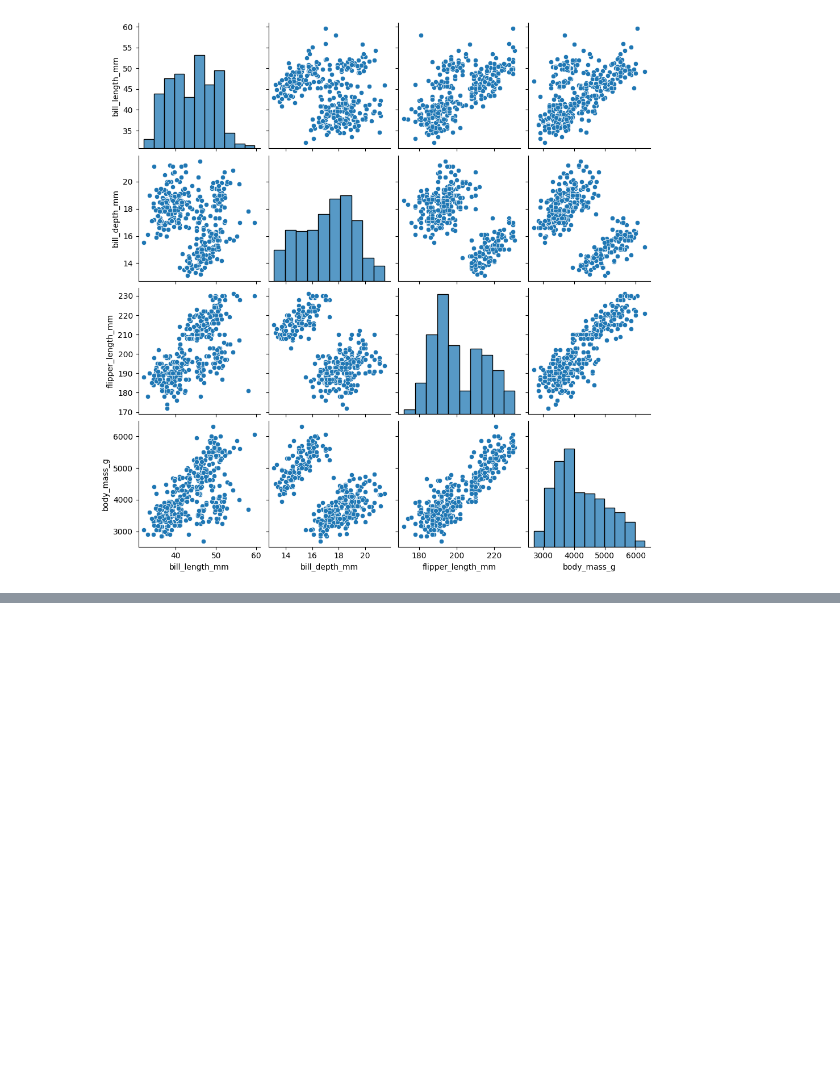
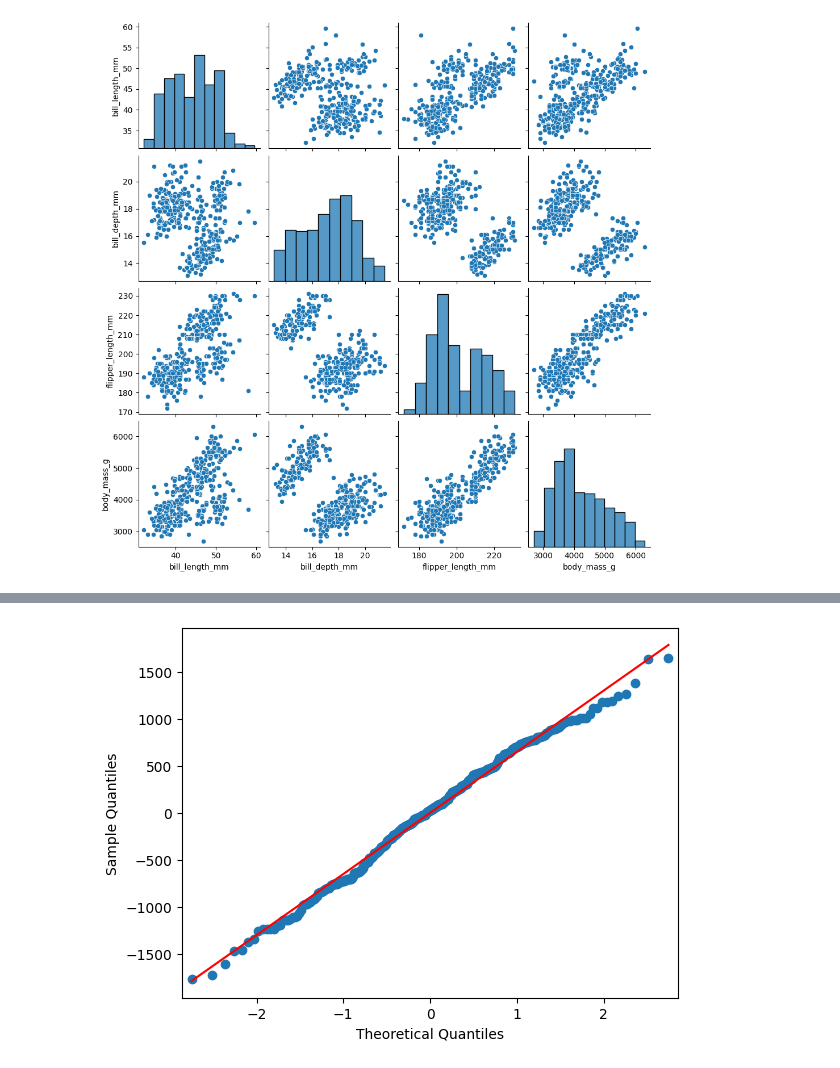
Before and after one commit to fotomain/aigoogle3-results, a Jupyter notebook: AiGoogl3_REGRESSION_PENGUINS.ipynb, the cells around one changed output, grey strips where cells are left out. Drawn from its saved outputs; the diff is of its cells as text; code cells hidden in the pictures; blank space fills up the shorter version.

```diff
--- a/AiGoogl3_REGRESSION_PENGUINS.ipynb
+++ b/AiGoogl3_REGRESSION_PENGUINS.ipynb
@@ -66,0 +87,5 @@ Notes:
+# %%
+fig=sm.qqplot(model.resid, line="s")
+plt.show()
+# %% [output]
+[figure, added]
```
Also changed, not shown: parts of 11 cells of this notebook.
